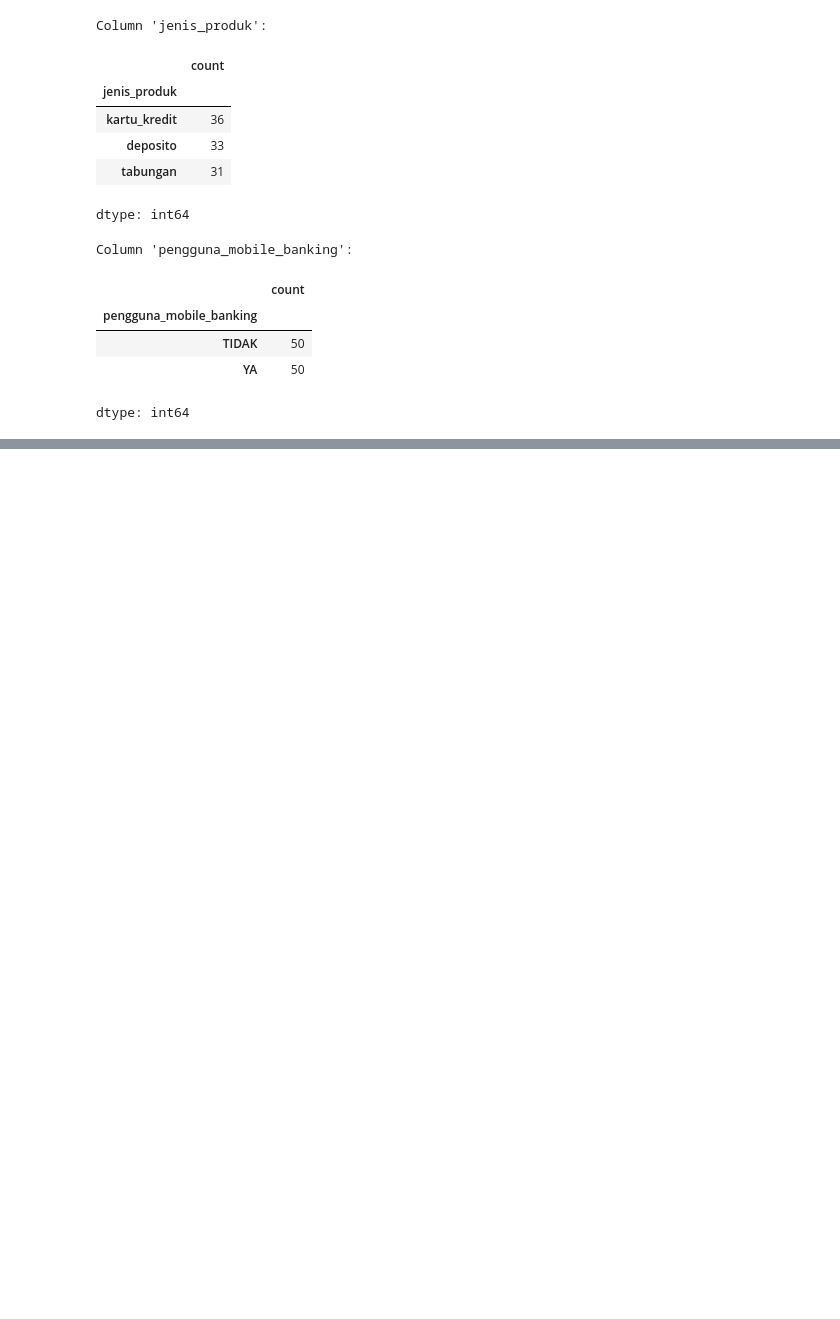
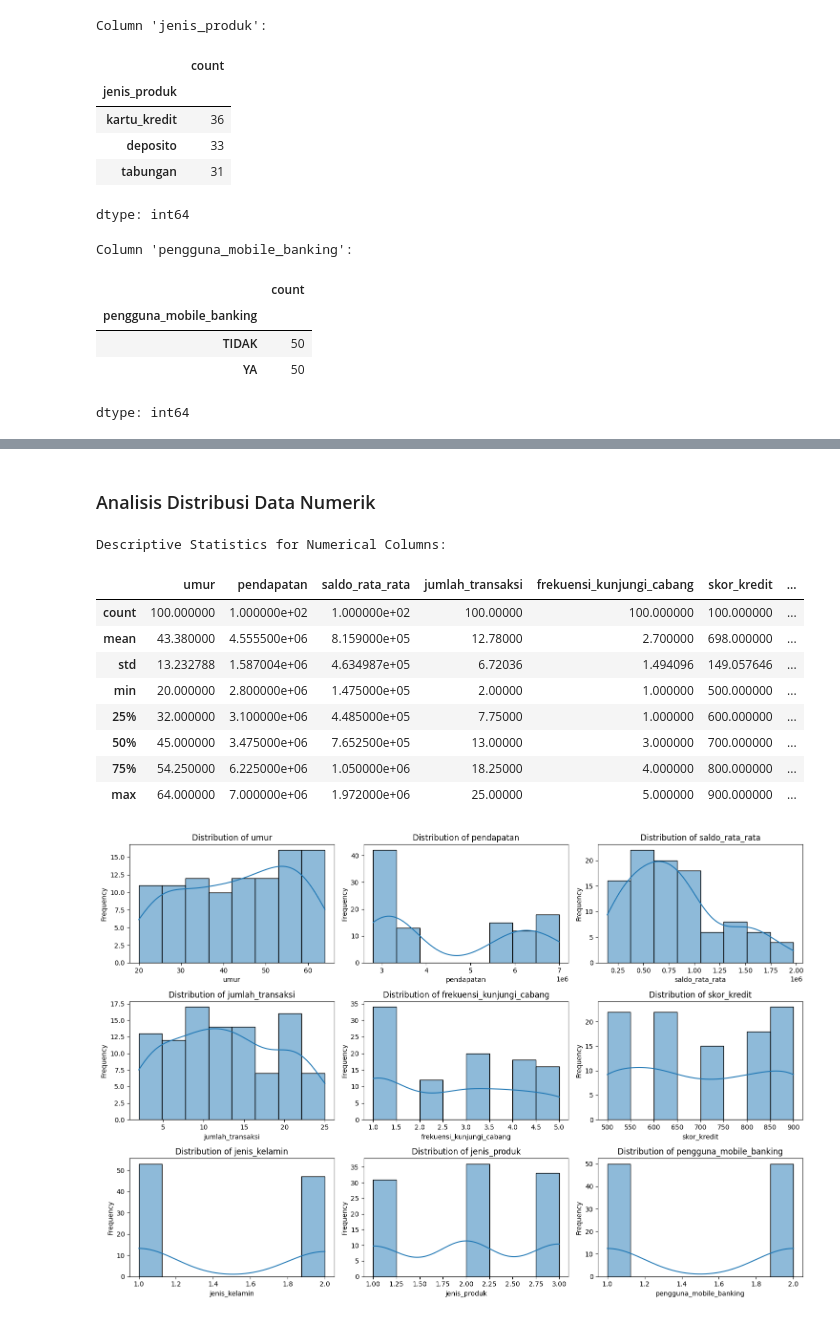
Before and after one commit to nova888/Data-Science, a Jupyter notebook: EDAdataNasabah.ipynb, the cells around one changed output, grey strips where cells are left out. Drawn from its saved outputs; the diff is of its cells as text; code cells hidden in the pictures; blank space fills up the shorter version.

```diff
--- a/EDAdataNasabah.ipynb
+++ b/EDAdataNasabah.ipynb
@@ -89,3 +89,8 @@ Column 'pengguna_mobile_banking':
 | TIDAK | 50 |
 | YA | 50 |
 dtype: int64
+# %%
+df_nasabah['jenis_kelamin'] = df_nasabah['jenis_kelamin'].map({'Laki-Laki': 1, 'Perempuan': 2})
+df_nasabah['jenis_produk'] = df_nasabah['jenis_produk'].map({'tabungan': 1, 'kartu_kredit': 2, 'deposito': 3})
+df_nasabah['pengguna_mobile_banking'] = df_nasabah['pengguna_mobile_banking'].map({'YA': 1, 'TIDAK': 2})
+display(df_nasabah.head())
@@ -91,0 +104,36 @@ dtype: int64
+# %% [markdown]
+### Analisis Distribusi Data Numerik
+# %%
+import matplotlib.pyplot as plt
+import seaborn as sns
+
+# Select numerical columns for analysis (including the newly encoded ones)
+numerical_cols = ['umur', 'pendapatan', 'saldo_rata_rata', 'jumlah_transaksi',
+                  'frekuensi_kunjungi_cabang', 'skor_kredit',
+                  'jenis_kelamin', 'jenis_produk', 'pengguna_mobile_banking']
+
+print('Descriptive Statistics for Numerical Columns:')
+display(df_nasabah[numerical_cols].describe())
+
+# Plotting histograms for numerical features to visualize their distributions
+plt.figure(figsize=(15, 10))
+for i, col in enumerate(numerical_cols):
+    plt.subplot(3, 3, i + 1) # Adjust subplot grid based on number of numerical columns
+    sns.histplot(df_nasabah[col], kde=True)
+    plt.title(f'Distribution of {col}')
+    plt.xlabel(col)
+    plt.ylabel('Frequency')
+plt.tight_layout()
+plt.show()
+# %% [output]
+Descriptive Statistics for Numerical Columns:
+|  | umur | pendapatan | saldo_rata_rata | jumlah_transaksi | frekuensi_kunjungi_cabang | skor_kredit | ... |
+| count | 100.000000 | 1.000000e+02 | 1.000000e+02 | 100.00000 | 100.000000 | 100.000000 | ... |
+| mean | 43.380000 | 4.555500e+06 | 8.159000e+05 | 12.78000 | 2.700000 | 698.000000 | ... |
+| std | 13.232788 | 1.587004e+06 | 4.634987e+05 | 6.72036 | 1.494096 | 149.057646 | ... |
+| min | 20.000000 | 2.800000e+06 | 1.475000e+05 | 2.00000 | 1.000000 | 500.000000 | ... |
+| 25% | 32.000000 | 3.100000e+06 | 4.485000e+05 | 7.75000 | 1.000000 | 600.000000 | ... |
+| 50% | 45.000000 | 3.475000e+06 | 7.652500e+05 | 13.00000 | 3.000000 | 700.000000 | ... |
+| 75% | 54.250000 | 6.225000e+06 | 1.050000e+06 | 18.25000 | 4.000000 | 800.000000 | ... |
+| max | 64.000000 | 7.000000e+06 | 1.972000e+06 | 25.00000 | 5.000000 | 900.000000 | ... |
+[figure, added]
```
Also changed, not shown: parts of 15 cells of this notebook.
